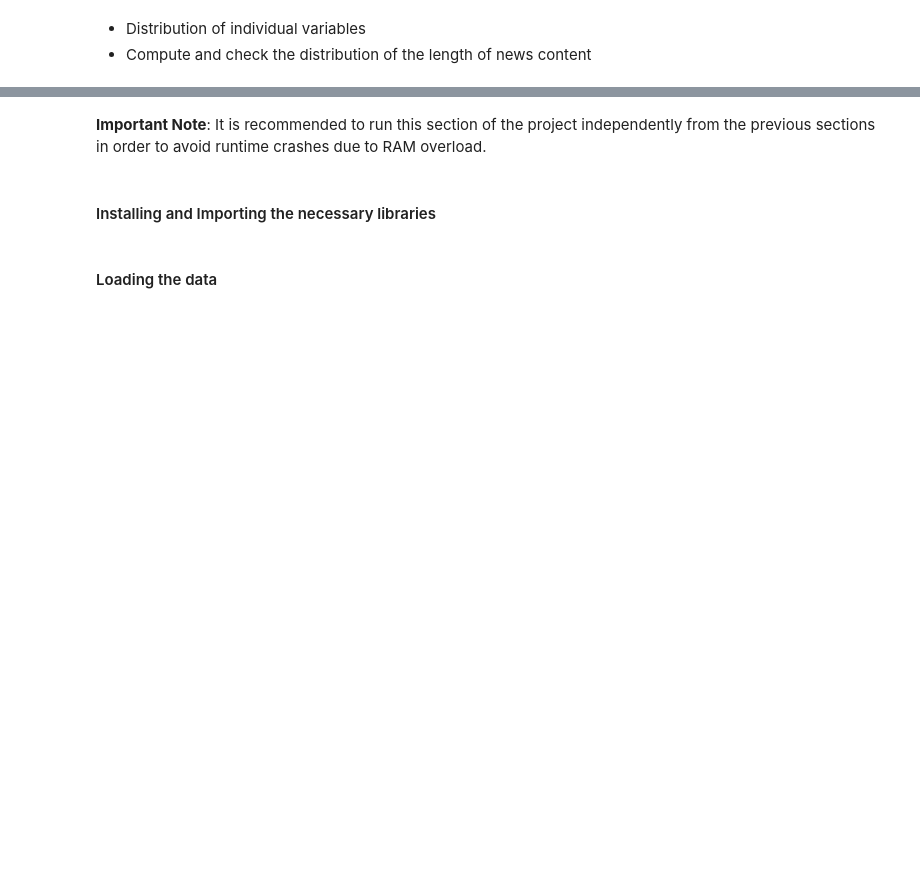
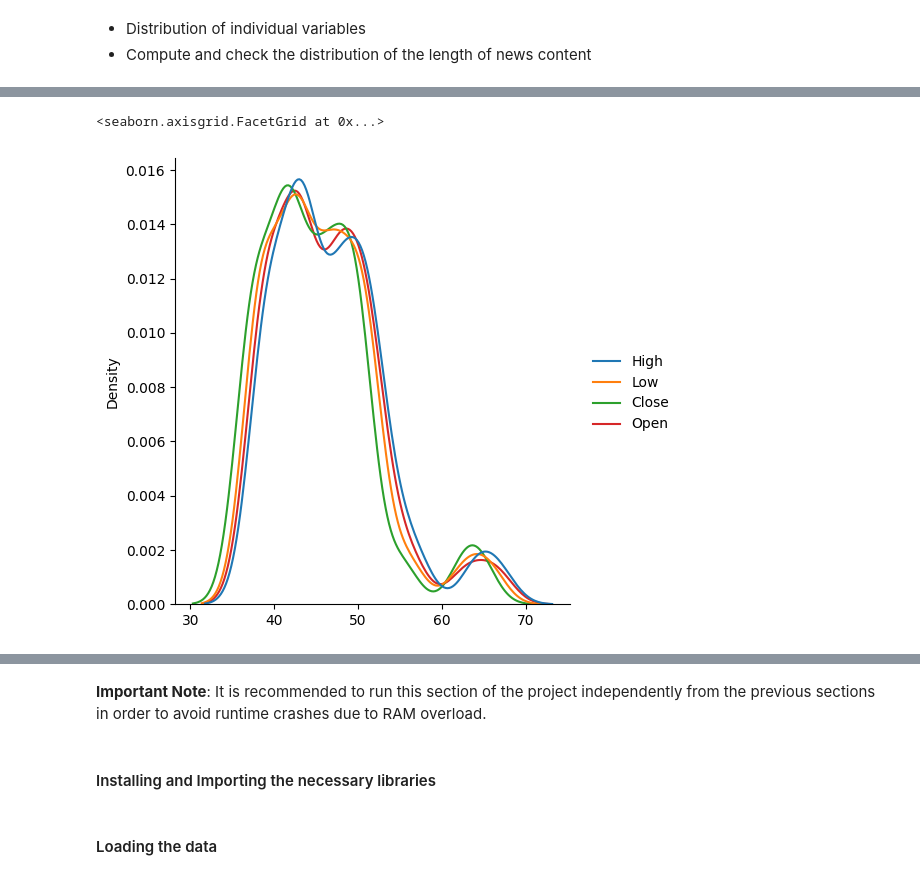
Before and after one commit to barkz/Stock-Market-News-Sentiment-Analysis-and-Summarization, a Jupyter notebook: RobBarker_NLP_StockMarket_FC.ipynb, the cells around one changed output, grey strips where cells are left out. Drawn from its saved outputs; the diff is of its cells as text; code cells hidden in the pictures; blank space fills up the shorter version.

```diff
--- a/RobBarker_NLP_StockMarket_FC.ipynb
+++ b/RobBarker_NLP_StockMarket_FC.ipynb
@@ -154,0 +293,5 @@ stocknews_df = stocknews_df_org.copy()
+# %%
+sns.displot(data=stocknews_df[['High','Low','Close','Open']], kind="kde", palette="tab10")
+# %% [output]
+<seaborn.axisgrid.FacetGrid at 0x...>
+[figure, added]
```
Also changed, not shown: parts of 161 cells of this notebook.
